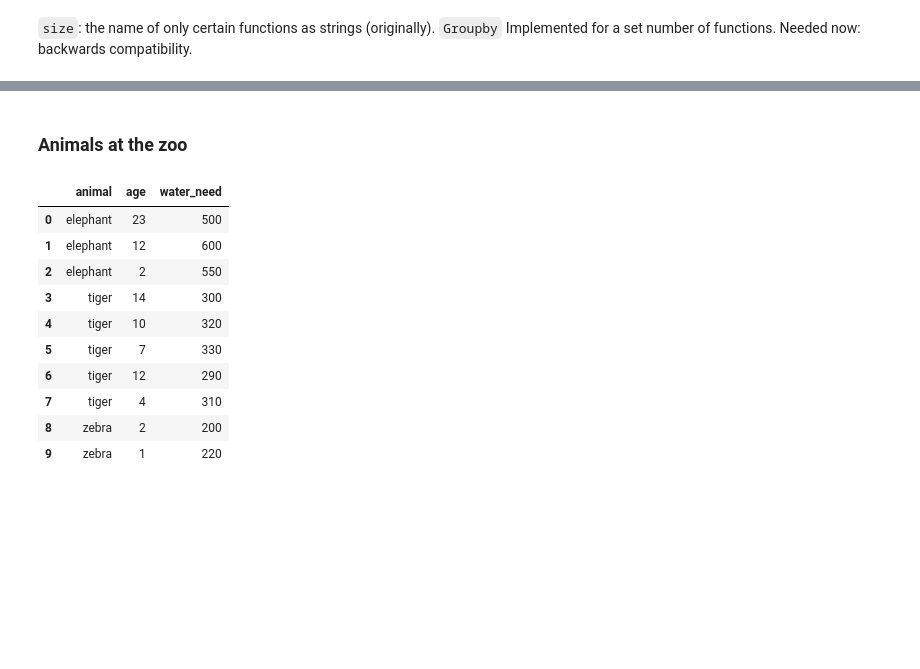
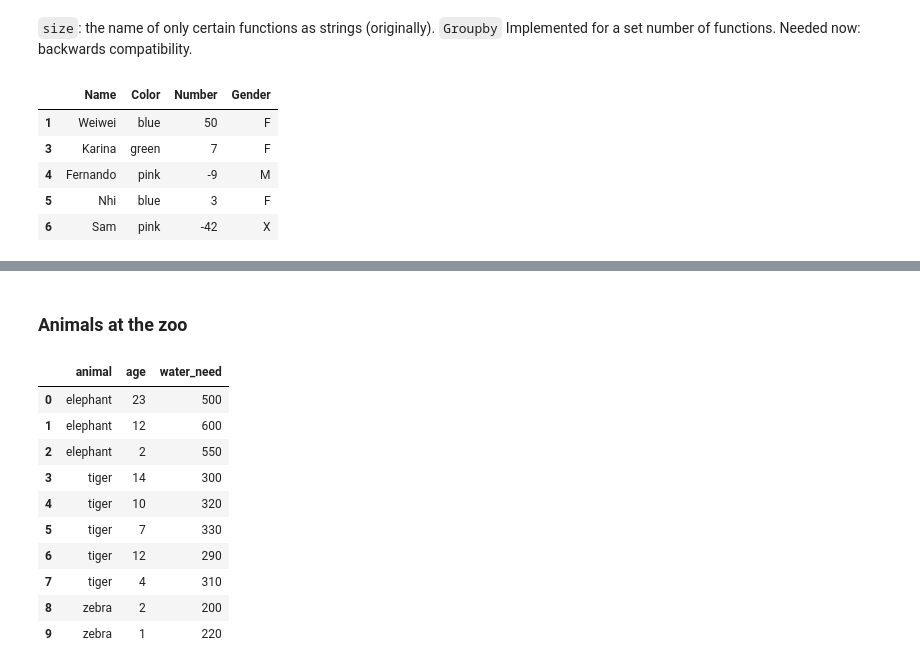
Before and after one commit to AECassAWei/dsc80-wi20, a Jupyter notebook: lectures/05/Lecture 05 Data Granularity.ipynb, the cells around one changed output, grey strips where cells are left out. Saved outputs shown, nothing was run; the diff lists cells and outputs as text; code cells hidden in the pictures; blank space fills up the shorter version.

```diff
--- a/lectures/05/Lecture 05 Data Granularity.ipynb
+++ b/lectures/05/Lecture 05 Data Granularity.ipynb
@@ -437,3 +434,12 @@ people.groupby(['Color', 'Gender']).aggregate([np.min, np.max, 'size'])
 # %% [markdown]
 `size`: the name of only certain functions as strings (originally). `Groupby` Implemented for a set number of functions.
 Needed now: backwards compatibility.
+# %%
+people[((people.Number > 0) & (people.Gender != 'M')) | ((people.Number < 0) & (people.Gender != 'F'))]
+# %% [output]
+|  | Name | Color | Number | Gender |
+| 1 | Weiwei | blue | 50 | F |
+| 3 | Karina | green | 7 | F |
+| 4 | Fernando | pink | -9 | M |
+| 5 | Nhi | blue | 3 | F |
+| 6 | Sam | pink | -42 | X |
```
Also changed, not shown: parts of 3 cells of this notebook, 11 other files.
